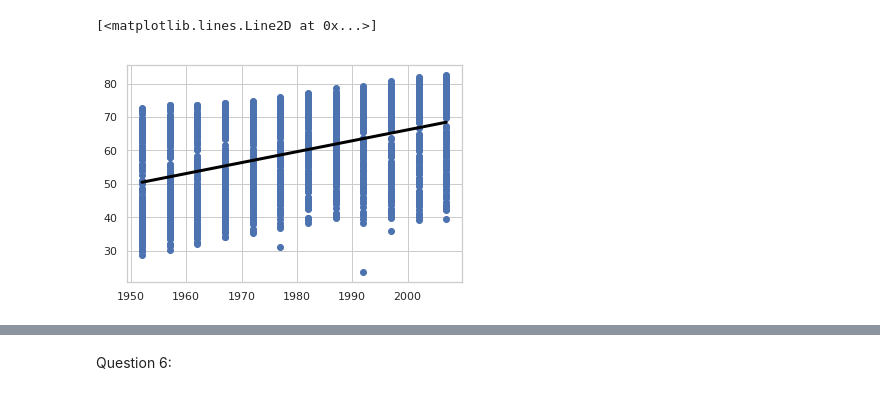
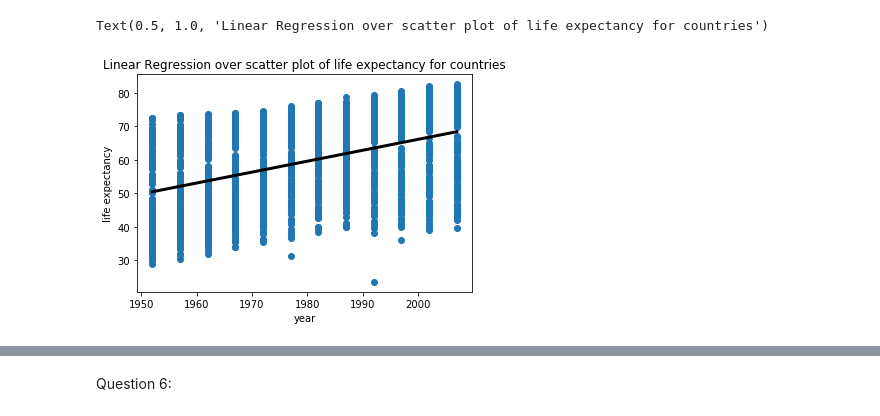
Before and after one commit to pwoods210/Project-3, a Jupyter notebook: Project 3 Assignment-Patrick Woods.ipynb, the cells around one changed output, grey strips where cells are left out. Cells and saved outputs as stored; diff of their text form; code cells hidden in the pictures.

```diff
--- a/Project 3 Assignment-Patrick Woods.ipynb
+++ b/Project 3 Assignment-Patrick Woods.ipynb
@@ -28,10 +33,13 @@ Question 5:
 # %%
 #Exercise 2
 reg = lm.LinearRegression()
 reg.fit(X=np.array(data['year']).reshape(-1,1),y=np.array(data['lifeExp']))
 reg_line=reg.predict(np.array(data['year'].unique()).reshape(-1,1))
 plt.scatter(data['year'], data['lifeExp'])
 plt.plot(np.array(data['year'].unique()), reg_line, color='black', linewidth=3)
+plt.xlabel('year')
+plt.ylabel('life expectancy')
+plt.title('Linear Regression over scatter plot of life expectancy for countries')
 # %% [output]
-[<matplotlib.lines.Line2D at 0x...>]
+Text(0.5, 1.0, 'Linear Regression over scatter plot of life expectancy for countries')
-[figure, old version]
+[figure, new version]
```
Also changed, not shown: parts of 37 cells of this notebook.
